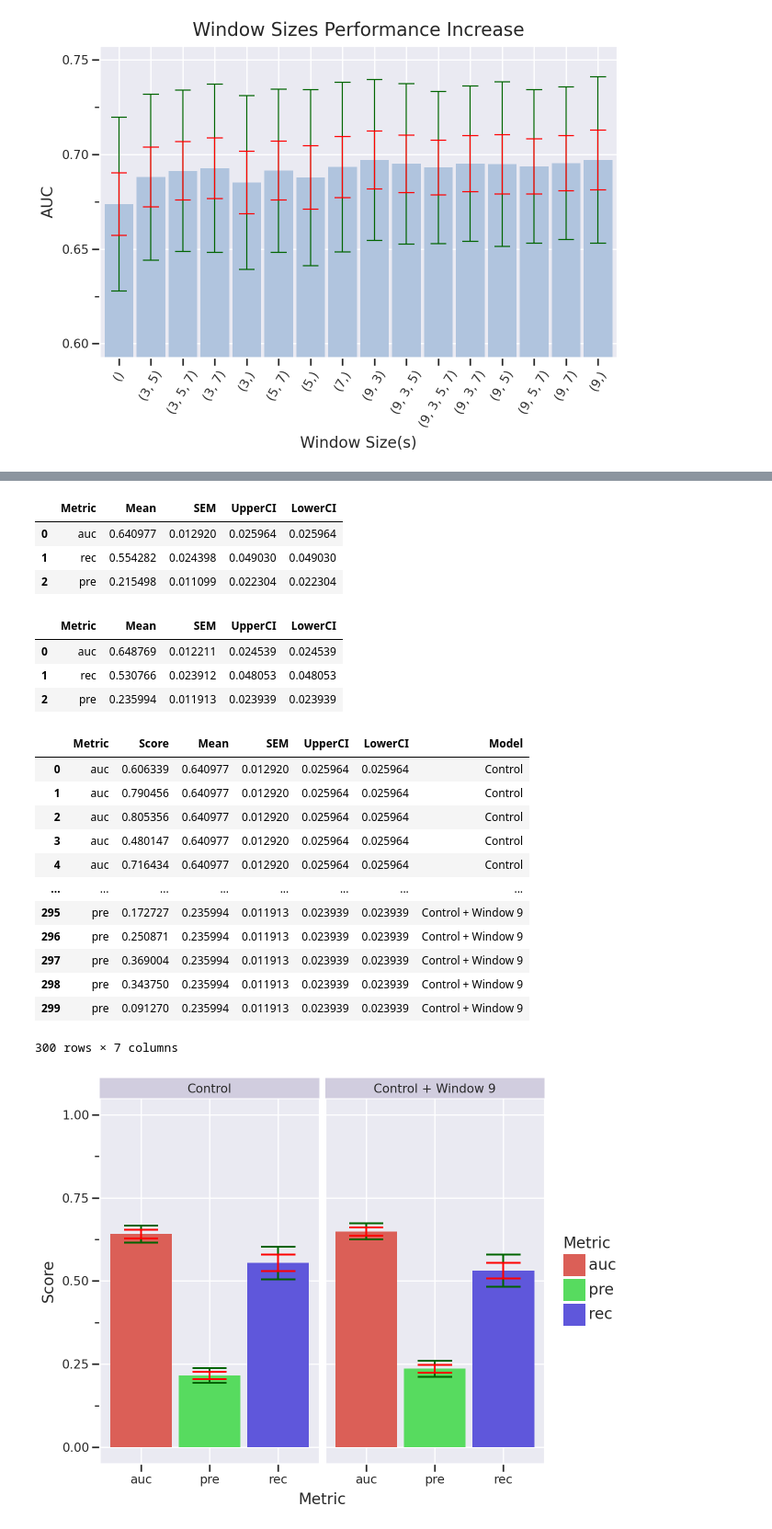
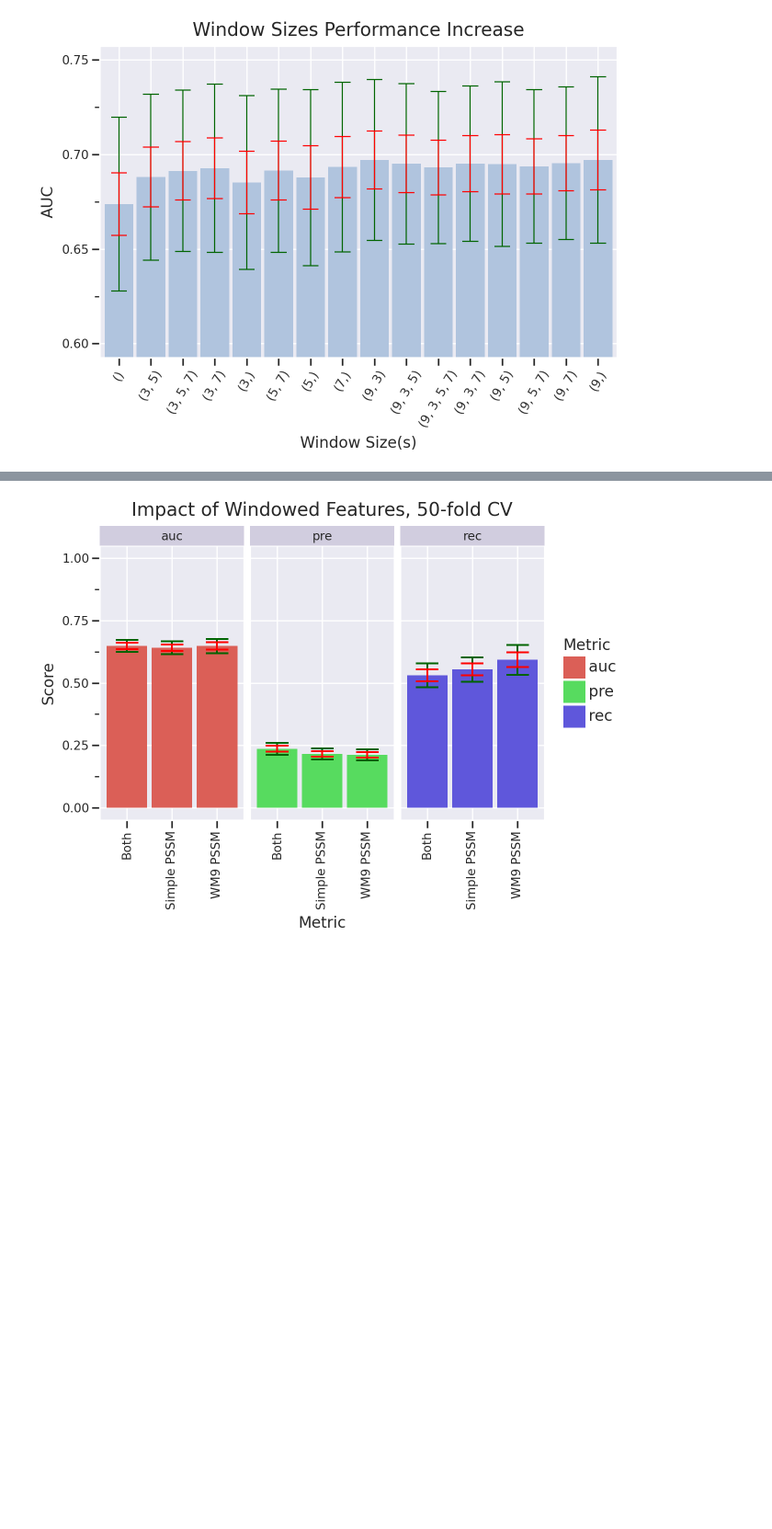
Before and after one commit to LuminousCodeGH/scientific-machine-learning-project, a Jupyter notebook: random_forest_window_experiment.ipynb, the cells around one changed output, grey strips where cells are left out. Shown at 92% size. Saved outputs shown, nothing was run; the diff lists cells and outputs as text; code cells hidden in the pictures; blank space fills up the shorter version.

```diff
--- a/random_forest_window_experiment.ipynb
+++ b/random_forest_window_experiment.ipynb
@@ -229,10 +244,12 @@ X_0 = select_window_sizes(X_non_windowed, [])
 X_09 = select_window_sizes(X_non_windowed, [9])
 
 print(hyperparam_results.iloc[0, 2])  # Size ()
+hyperparams_0 = {'criterion': 'gini', 'max_depth': 29, 'max_features': 'log2', 'min_samples_leaf': 67, 'n_estimators': 285}
 print(hyperparam_results.iloc[1, 2])  # Size (9,)
+hyperparams_09 = {'criterion': 'gini', 'max_depth': 45, 'max_features': 'log2', 'min_samples_leaf': 67, 'n_estimators': 300}
 
-model_0 = RandomForestClassifier(class_weight='balanced', criterion='gini', max_depth=29, max_features='log2', min_samples_leaf=67, n_estimators=285, n_jobs=-1)
-model_09 = RandomForestClassifier(class_weight='balanced', criterion='gini', max_depth=45, max_features='log2', min_samples_leaf=67, n_estimators=300, n_jobs=-1)
+model_0 = RandomForestClassifier(class_weight='balanced', n_jobs=-1, **hyperparams_0)
+model_09 = RandomForestClassifier(class_weight='balanced', n_jobs=-1, **hyperparams_09)
 
 if not os.path.exists(f'./data/{result_file_control}.csv') or not os.path.exists(f'./data/{result_file_control}.csv'):
 	print('Running 0 model...')
@@ -276,8 +295,10 @@ else:
 	hyperparam_results = pd.read_csv(f'./data/{results_file_hyperparam_9}.csv')
 
 # If there is an error here, it is most likely because Pandas is shit at importing complex data types
+print(hyperparam_results.iloc[0, 2])
 result_file_single = 'results_9'
-model_9 = RandomForestClassifier(class_weight='balanced', n_jobs=-1, **hyperparam_results.iloc[0, 2])
+hyperparams_9 = {'criterion': 'gini', 'max_depth': 5, 'max_features': 'log2', 'min_samples_leaf': 67, 'n_estimators': 50}
+model_9 = RandomForestClassifier(class_weight='balanced', n_jobs=-1, **hyperparams_9)
 
 if not os.path.exists(f'./data/{result_file_single}.csv'):
 	print('Running 0 model...')
@@ -338,18 +349,19 @@ results_09.loc[:, 'model'] = 'Window9'
 # %%
-def plot_performance(dfs: list[pd.DataFrame], model_names: list[str], score_names: list, title: str='') -> None:
+def plot_performance(dfs: list[pd.DataFrame], model_names: list[str], score_names: list, title: str='', y_limit=(0, 1), is_normally_distributed: bool=True, verbose: bool=False) -> None:
 	import scipy.stats as stats
 	confidence = 0.95
 	dfs_long: list[pd.DataFrame] = []
 	for df, model_name in zip(dfs, model_names):
 		n = df.shape[0]
 		t_critical = stats.t.ppf((1 + confidence) / 2, df=n - 1)
-
+		if verbose: display(df)
 
 		df_long = df.melt(value_vars=score_names, var_name='Metric', value_name='Score')
 		score_means = df[score_names].mean()
 		score_sem = df[score_names].sem()
-		score_ci_upper = t_critical * score_sem
-		score_ci_lower = t_critical * score_sem
+		if is_normally_distributed:
+			score_ci_upper = t_critical * score_sem
+			score_ci_lower = t_critical * score_sem
 		score_summary = pd.DataFrame({
 			'Metric': score_means.index,
 			'Mean': score_means.values,
@@ -357,50 +369,30 @@ def plot_performance(dfs: list[pd.DataFrame], model_names: list[str], score_name
 			'UpperCI': score_ci_upper.values,
 			'LowerCI': score_ci_lower.values
 		})
-		display(score_summary)
+		if verbose: display(score_summary)
 		df_long = df_long.merge(score_summary, on='Metric', how='left')
 		df_long.loc[:, 'Model'] = model_name
 		dfs_long.append(df_long)
 	df_long = pd.concat(dfs_long, ignore_index=True)
-	display(df_long)
+	if verbose: display(df_long)
 
 	# Create ggplot
 	p = (
-		ggplot(df_long, aes(x='Metric', y='Mean', fill='Metric')) +
+		ggplot(df_long, aes(x='Model', y='Mean', fill='Metric')) +
 		geom_bar(stat='identity', position='dodge', show_legend=True) +  # Bar plot
 		labs(title=title, y="Score", x="Metric") +
 		geom_errorbar(aes(ymin='Mean - LowerCI', ymax='Mean + UpperCI'), color='darkgreen') +
 		geom_errorbar(aes(ymin='Mean - SEM', ymax='Mean + SEM'), color='red') +
-		ylim(0,1) +
+		coord_cartesian(y_lim=y_limit) +
 		theme_seaborn() +
-		facet_wrap('Model')
+		theme(axis_text_x=element_text(rotation=90, hjust=0.5)) +
+		facet_wrap('Metric')
 	)
 
 	display(p)
 # %%
-plot_performance([results_0, results_9], ['Control', 'Control + Window 9'], ['auc', 'rec', 'pre'])
+plot_performance([results_0, results_09, results_9], ['Simple PSSM', 'Both', 'WM9 PSSM'], ['auc', 'rec', 'pre'], 'Impact of Windowed Features, 50-fold CV')
 
 # SEM overlaps!
 # %% [output]
-|  | Metric | Mean | SEM | UpperCI | LowerCI |
-| 0 | auc | 0.640977 | 0.012920 | 0.025964 | 0.025964 |
-| 1 | rec | 0.554282 | 0.024398 | 0.049030 | 0.049030 |
-| 2 | pre | 0.215498 | 0.011099 | 0.022304 | 0.022304 |
-|  | Metric | Mean | SEM | UpperCI | LowerCI |
-| 0 | auc | 0.648769 | 0.012211 | 0.024539 | 0.024539 |
-| 1 | rec | 0.530766 | 0.023912 | 0.048053 | 0.048053 |
-| 2 | pre | 0.235994 | 0.011913 | 0.023939 | 0.023939 |
-|  | Metric | Score | Mean | SEM | UpperCI | LowerCI | Model |
-| 0 | auc | 0.606339 | 0.640977 | 0.012920 | 0.025964 | 0.025964 | Control |
-| 1 | auc | 0.790456 | 0.640977 | 0.012920 | 0.025964 | 0.025964 | Control |
-| 2 | auc | 0.805356 | 0.640977 | 0.012920 | 0.025964 | 0.025964 | Control |
-| 3 | auc | 0.480147 | 0.640977 | 0.012920 | 0.025964 | 0.025964 | Control |
-| 4 | auc | 0.716434 | 0.640977 | 0.012920 | 0.025964 | 0.025964 | Control |
-| ... | ... | ... | ... | ... | ... | ... | ... |
-| 295 | pre | 0.172727 | 0.235994 | 0.011913 | 0.023939 | 0.023939 | Control + Window 9 |
-| 296 | pre | 0.250871 | 0.235994 | 0.011913 | 0.023939 | 0.023939 | Control + Window 9 |
-| 297 | pre | 0.369004 | 0.235994 | 0.011913 | 0.023939 | 0.023939 | Control + Window 9 |
-| 298 | pre | 0.343750 | 0.235994 | 0.011913 | 0.023939 | 0.023939 | Control + Window 9 |
-| 299 | pre | 0.091270 | 0.235994 | 0.011913 | 0.023939 | 0.023939 | Control + Window 9 |
-300 rows × 7 columns
-[figure, old version]
+[figure, new version]
```
Also changed, not shown: parts of 8 cells of this notebook.
